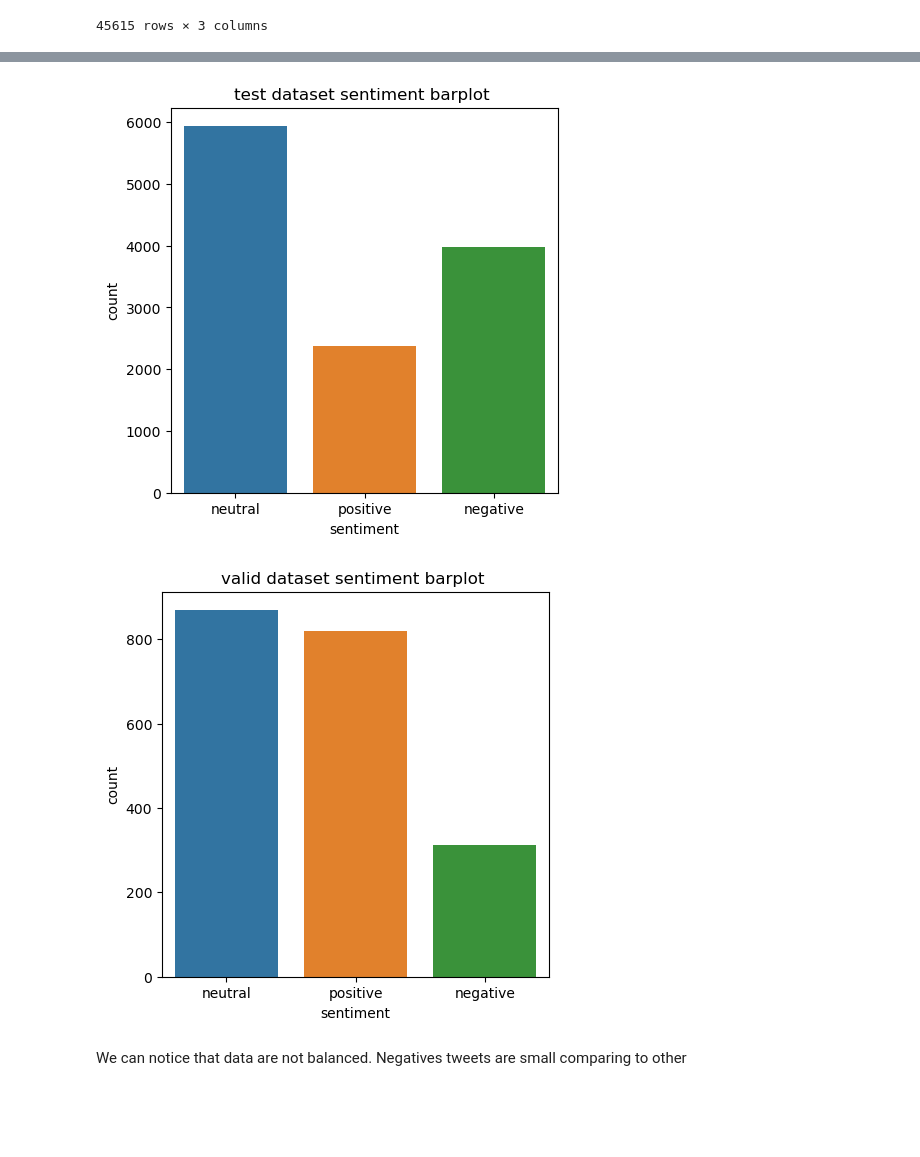
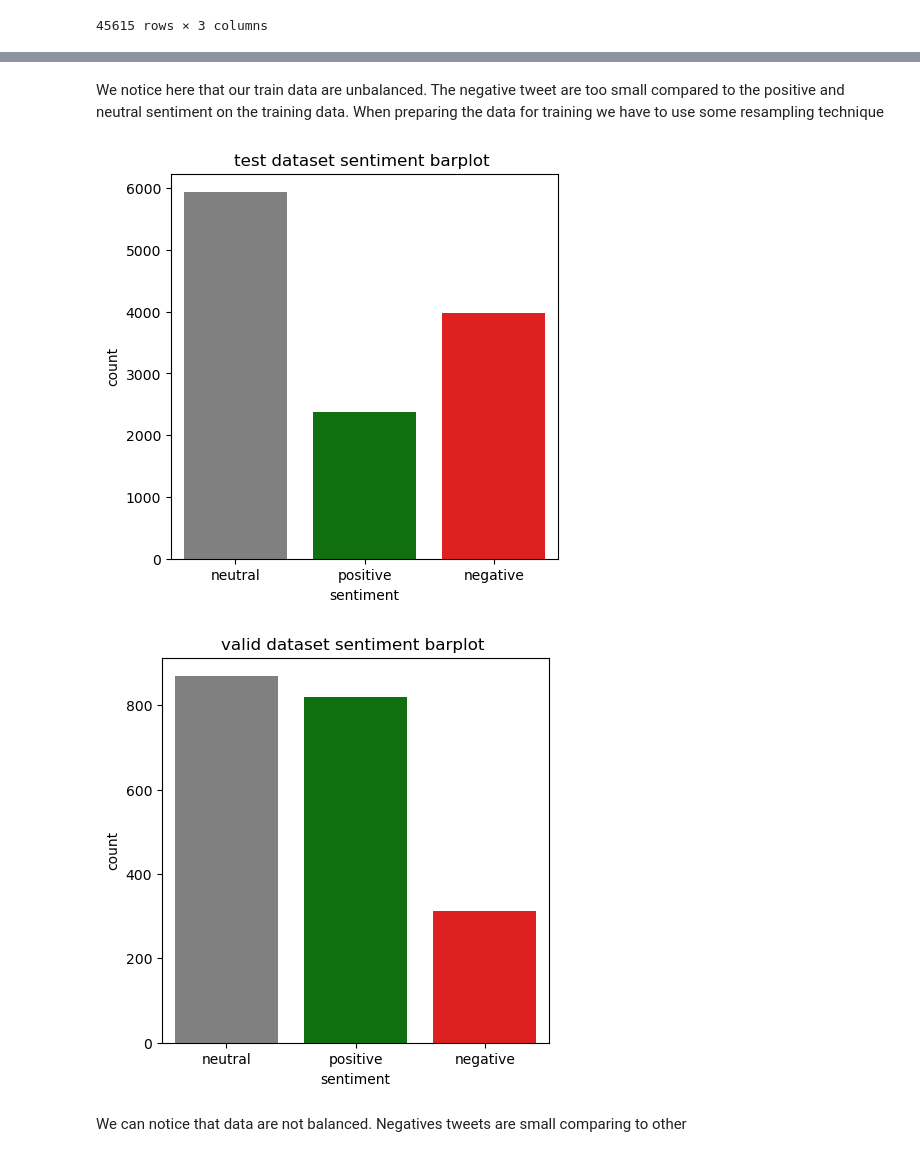
Before and after one commit to BIGMOUSSA/Sentiment_Analysis_01, a Jupyter notebook: main_notebook.ipynb, the cells around one changed output, grey strips where cells are left out. Cells and saved outputs as stored; diff of their text form; code cells hidden in the pictures; blank space fills up the shorter version.

```diff
--- a/main_notebook.ipynb
+++ b/main_notebook.ipynb
@@ -153,6 +182,8 @@ data_train
 | 45613 | @user no I'm in hilton head till ... | 1 | neutral |
 | 45614 | WASHINGTON (Reuters) - U.S. Vice ... | 1 | neutral |
 45615 rows × 3 columns
+# %%
+custom_palette = {'positive': 'green', 'neutral': 'grey', 'negative': 'red'}
 # %%
 # let's check the repartion by sentiment
 plt.figure(figsize = (5,5))
@@ -164,16 +195,18 @@ plt.show()
+# %% [markdown]
+We notice here that our train data are unbalanced. The negative tweet are too small compared to the positive and neutral sentiment on the training data. When preparing the data for training we have to use some resampling technique
 # %%
 plt.figure(figsize = (5,5))
-sns.countplot(data_test, x = "sentiment");
+sns.countplot(data_test, x = "sentiment", palette=custom_palette);
 plt.title("test dataset sentiment barplot ")
 plt.show()
 # %% [output]
-[figure, old version]
+[figure, new version]
 # %%
 plt.figure(figsize = (5,5))
-sns.countplot(data_valid, x = "sentiment");
+sns.countplot(data_valid, x = "sentiment", palette=custom_palette);
 plt.title("valid dataset sentiment barplot ")
 plt.show()
 # %% [output]
-[figure, old version]
+[figure, new version]
 # %% [markdown]
 We can notice that data are not balanced. Negatives tweets are small comparing to other
```
Also changed, not shown: parts of 39 cells of this notebook, 2 other files.
